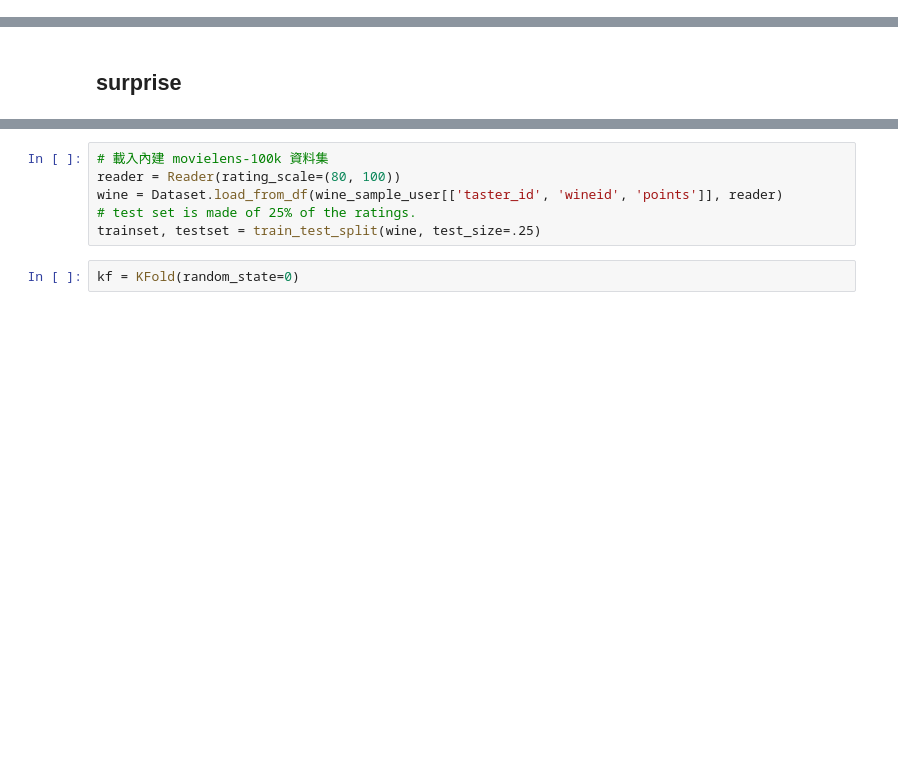
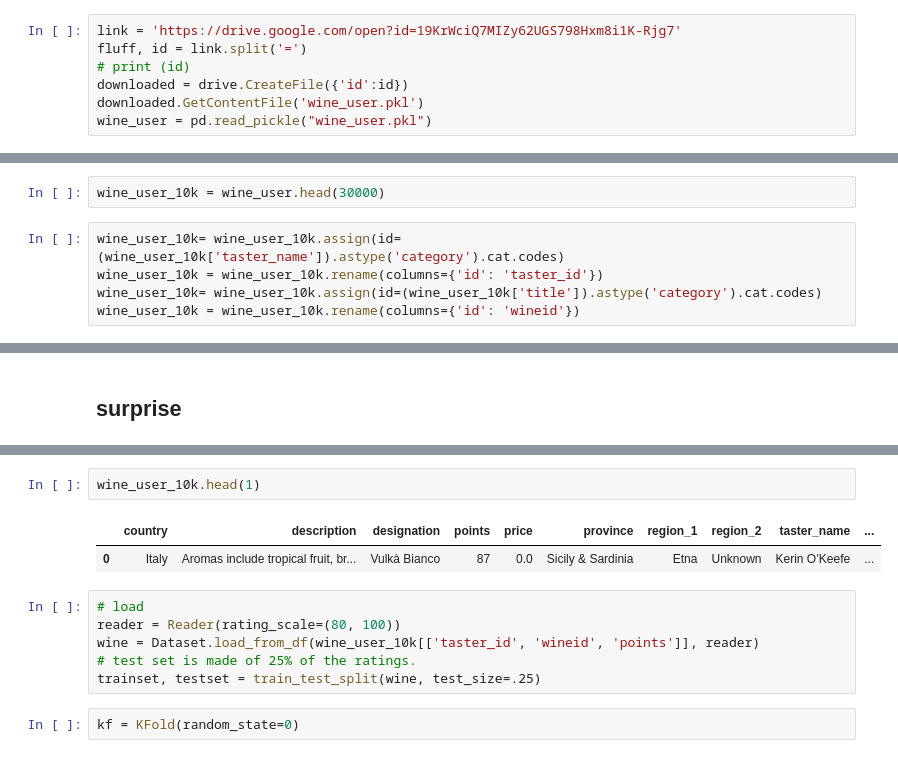
Before and after one commit to YufenLin/personal_sommelier, a Jupyter notebook: notebooks/personal_sommelier.ipynb, the cells around one changed output, grey strips where cells are left out. Cells and saved outputs as stored; diff of their text form; blank space fills up the shorter version.

```diff
--- a/notebooks/personal_sommelier.ipynb
+++ b/notebooks/personal_sommelier.ipynb
@@ -553,0 +590,7 @@ wine_sample.shape
+# %%
+link = 'https://drive.google.com/open?id=19KrWciQ7MIZy62UGS798Hxm8i1K-Rjg7'
+fluff, id = link.split('=')
+# print (id)
+downloaded = drive.CreateFile({'id':id})
+downloaded.GetContentFile('wine_user.pkl')
+wine_user = pd.read_pickle("wine_user.pkl")
@@ -1006,0 +1098,7 @@ wine_sample_user = wine_sample_user.rename(columns={'id': 'taster_id'})
+# %%
+wine_user_10k = wine_user.head(30000)
+# %%
+wine_user_10k= wine_user_10k.assign(id=(wine_user_10k['taster_name']).astype('category').cat.codes)
+wine_user_10k = wine_user_10k.rename(columns={'id': 'taster_id'})
+wine_user_10k= wine_user_10k.assign(id=(wine_user_10k['title']).astype('category').cat.codes)
+wine_user_10k = wine_user_10k.rename(columns={'id': 'wineid'})
@@ -1058,7 +1175,12 @@ import random
+# %%
+wine_user_10k.head(1)
+# %% [output]
+|  | country | description | designation | points | price | province | region_1 | region_2 | taster_name | ... |
+| 0 | Italy | Aromas include tropical fruit, br... | Vulkà Bianco | 87 | 0.0 | Sicily & Sardinia | Etna | Unknown | Kerin O’Keefe | ... |
 # %%
-# 載入內建 movielens-100k 資料集
+# load
 reader = Reader(rating_scale=(80, 100))
-wine = Dataset.load_from_df(wine_sample_user[['taster_id', 'wineid', 'points']], reader)
+wine = Dataset.load_from_df(wine_user_10k[['taster_id', 'wineid', 'points']], reader)
 # test set is made of 25% of the ratings.
 trainset, testset = train_test_split(wine, test_size=.25)
 # %%
```
Also changed, not shown: parts of 63 cells of this notebook.
